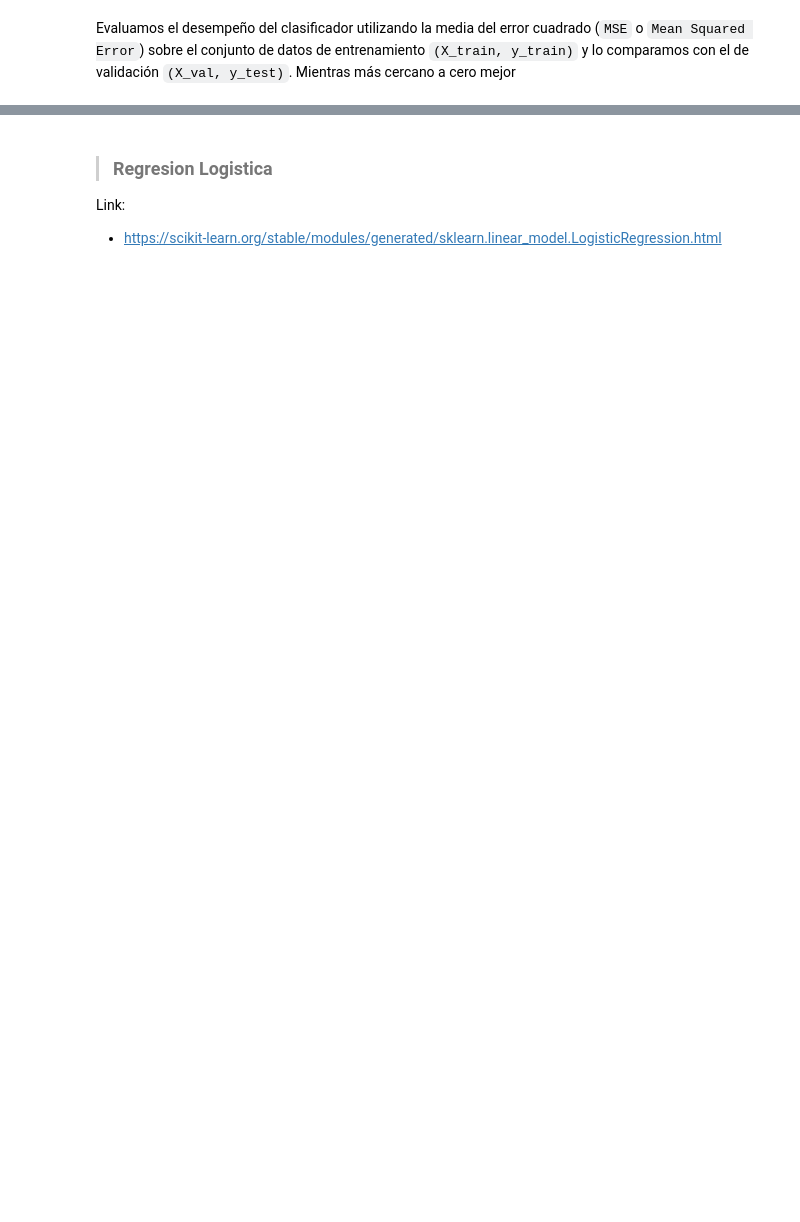
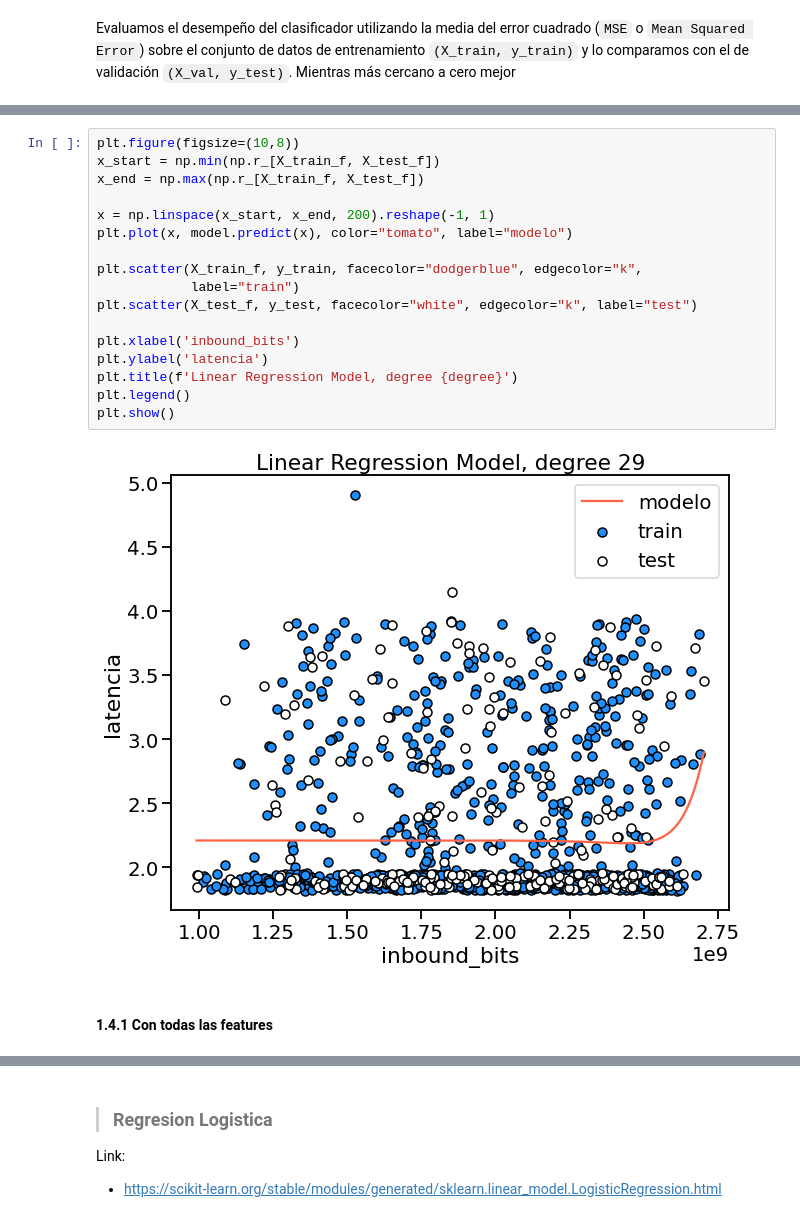
Before and after one commit to diplodatos2020/IntroduccionAprendizajeAutomatico_Mentoria, a Jupyter notebook: Practico_IAA.ipynb, the cells around one changed output, grey strips where cells are left out. Cells and saved outputs as stored; diff of their text form; blank space fills up the shorter version.

```diff
--- a/Practico_IAA.ipynb
+++ b/Practico_IAA.ipynb
@@ -169,0 +605,21 @@ Links:
+# %%
+plt.figure(figsize=(10,8))
+x_start = np.min(np.r_[X_train_f, X_test_f])
+x_end = np.max(np.r_[X_train_f, X_test_f])
+
+x = np.linspace(x_start, x_end, 200).reshape(-1, 1)
+plt.plot(x, model.predict(x), color="tomato", label="modelo")
+
+plt.scatter(X_train_f, y_train, facecolor="dodgerblue", edgecolor="k",
+            label="train")
+plt.scatter(X_test_f, y_test, facecolor="white", edgecolor="k", label="test")
+
+plt.xlabel('inbound_bits')
+plt.ylabel('latencia')
+plt.title(f'Linear Regression Model, degree {degree}')
+plt.legend()
+plt.show()
+# %% [output]
+[figure, added]
+# %% [markdown]
+#### 1.4.1 Con todas las features
```
Also changed, not shown: parts of 109 cells of this notebook.
